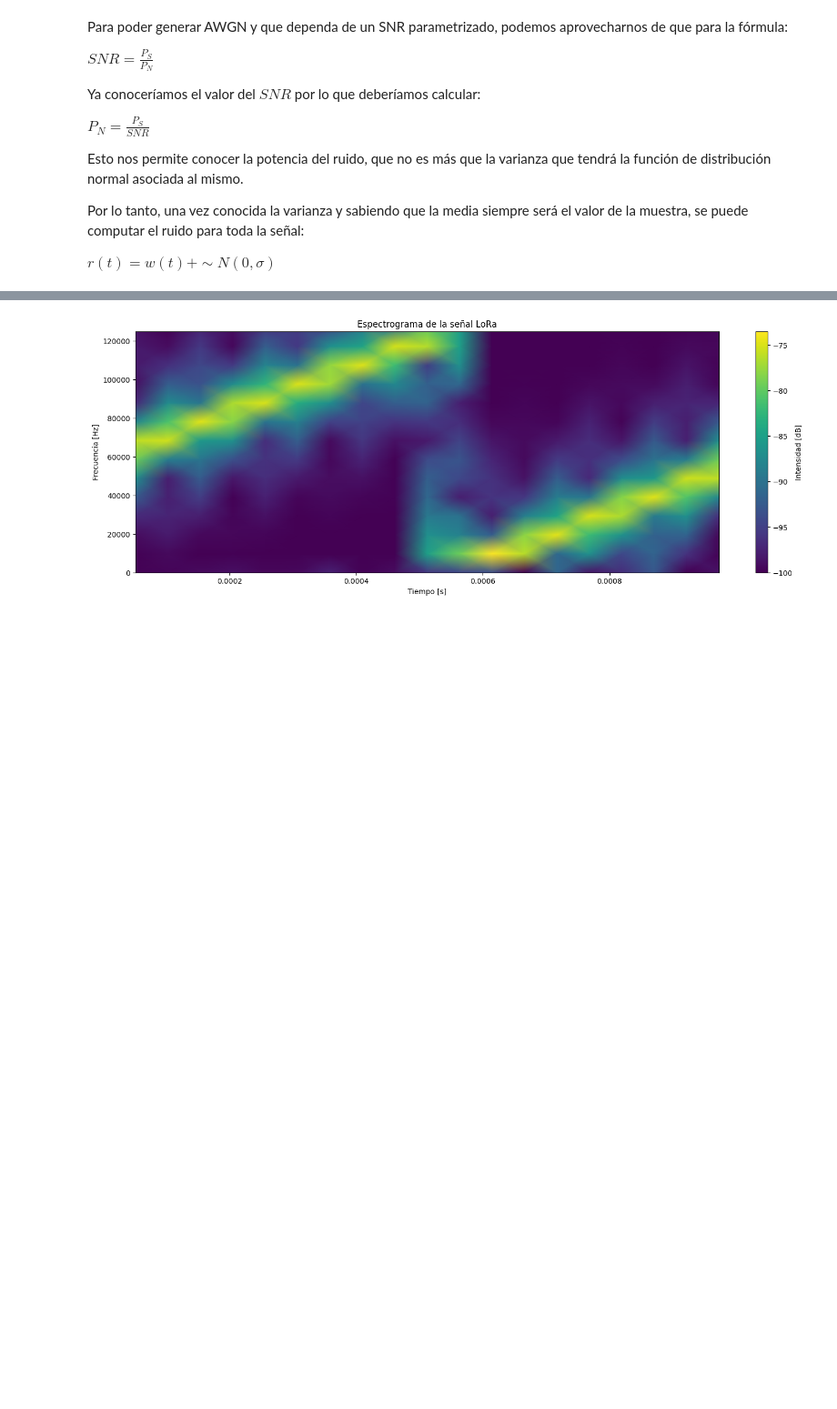
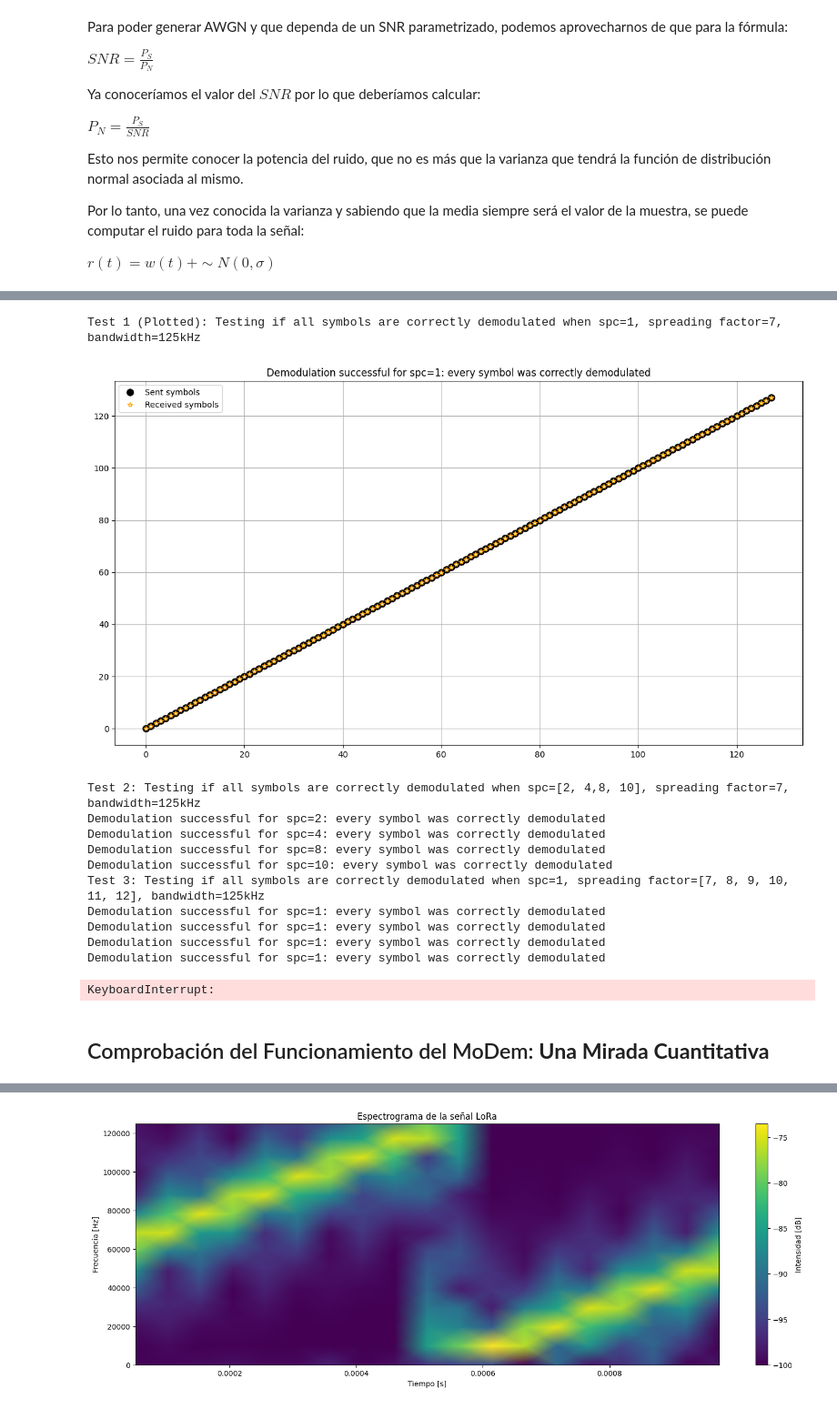
Before and after one commit to stefaema/LoRaSimulator, a Jupyter notebook: Definitive/tools.ipynb, the cells around one changed output, grey strips where cells are left out. Shown at 91% size. Cells and saved outputs as stored; diff of their text form; code cells hidden in the pictures; blank space fills up the shorter version.

```diff
--- a/Definitive/tools.ipynb
+++ b/Definitive/tools.ipynb
@@ -281,0 +81,63 @@ plt.show()
+# %%
+from lora_modem import LoraModulator, LoraDemodulator
+import numpy as np
+import matplotlib.pyplot as plt
+
+def test_all_symbols(spreading_factor, bandwidth, samples_per_chip, plot=True):
+    modulator = LoraModulator(spreading_factor, bandwidth, samples_per_chip)
+    demodulator = LoraDemodulator(spreading_factor, bandwidth, samples_per_chip)
+    symbols_to_send= [i for i in range(2**spreading_factor)]
+    signal = modulator.modulate_symbols(symbols_to_send)[2]
+    received_symbols = demodulator.demodulate_symbols(signal)
+
+    if plot:
+        if symbols_to_send == received_symbols:
+            config = f"spc={samples_per_chip}, sf={spreading_factor}, bw={bandwidth/1000}kHz"
+            plt.title(f'Demodulation successful for spc={samples_per_chip}: every symbol was correctly demodulated')
+        else:
+            plt.title('Error in demodulation')
+
+        plt.plot(symbols_to_send,'o', label='Sent symbols', markersize=8, color = 'black')
+        plt.plot(received_symbols, '*', label='Received symbols', markersize=6, color = 'white', markeredgecolor='orange')
+        plt.legend()
+
+    else:
+        if symbols_to_send != received_symbols:
+            print(f'Error in demodulation: {symbols_to_send} != {received_symbols}')
+        else:
+            print(f'Demodulation successful for spc={samples_per_chip}: every symbol was correctly demodulated')
+    return symbols_to_send, received_symbols
+
+print('Test 1 (Plotted): Testing if all symbols are correctly demodulated when spc=1, spreading factor=7, bandwidth=125kHz')
+plt.figure(figsize=(15, 8))
+sent_symbols, received_symbols = test_all_symbols(7, 125e3, 1, plot=True)
+plt.grid()
+plt.show()
+
+print('Test 2: Testing if all symbols are correctly demodulated when spc=[2, 4,8, 10], spreading factor=7, bandwidth=125kHz')
+for spc in [2, 4, 8, 10]:
+    test_all_symbols(8, 125e3, spc, plot=False)
+
+print('Test 3: Testing if all symbols are correctly demodulated when spc=1, spreading factor=[7, 8, 9, 10, 11, 12], bandwidth=125kHz')
+for sf in [7, 8, 9, 10, 11, 12]:
+    test_all_symbols(sf, 125e3, 1, plot=False)
+
+print('Test 4: Testing if all symbols are correctly demodulated when spc=1, spreading factor=7, bandwidth=[125e3, 250e3, 500e3]')
+for bw in [125e3, 250e3, 500e3]:
+    test_all_symbols(7, bw, 1, plot=False)
+# %% [output]
+Test 1 (Plotted): Testing if all symbols are correctly demodulated when spc=1, spreading factor=7, bandwidth=125kHz
+[figure, added]
+Test 2: Testing if all symbols are correctly demodulated when spc=[2, 4,8, 10], spreading factor=7, bandwidth=125kHz
+Demodulation successful for spc=2: every symbol was correctly demodulated
+Demodulation successful for spc=4: every symbol was correctly demodulated
+Demodulation successful for spc=8: every symbol was correctly demodulated
+Demodulation successful for spc=10: every symbol was correctly demodulated
+Test 3: Testing if all symbols are correctly demodulated when spc=1, spreading factor=[7, 8, 9, 10, 11, 12], bandwidth=125kHz
+Demodulation successful for spc=1: every symbol was correctly demodulated
+Demodulation successful for spc=1: every symbol was correctly demodulated
+Demodulation successful for spc=1: every symbol was correctly demodulated
+Demodulation successful for spc=1: every symbol was correctly demodulated
+KeyboardInterrupt:
+# %% [markdown]
+## Comprobación del Funcionamiento del MoDem: **Una Mirada Cuantitativa**
```
Also changed, not shown: parts of 54 cells of this notebook, 32 other files.
